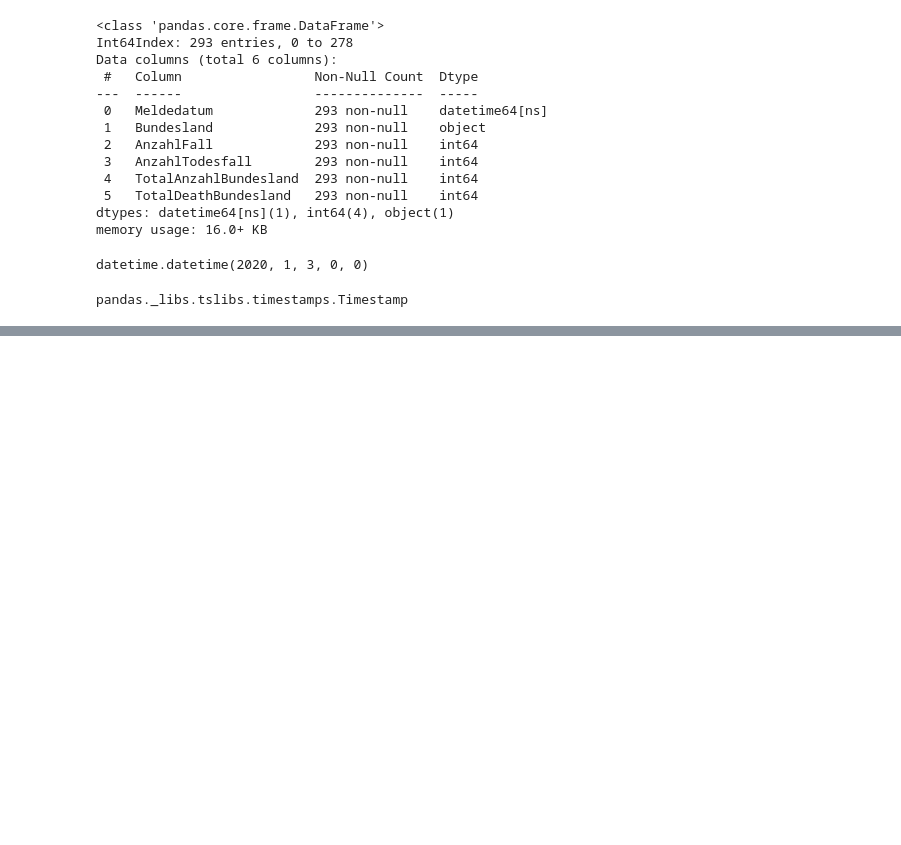
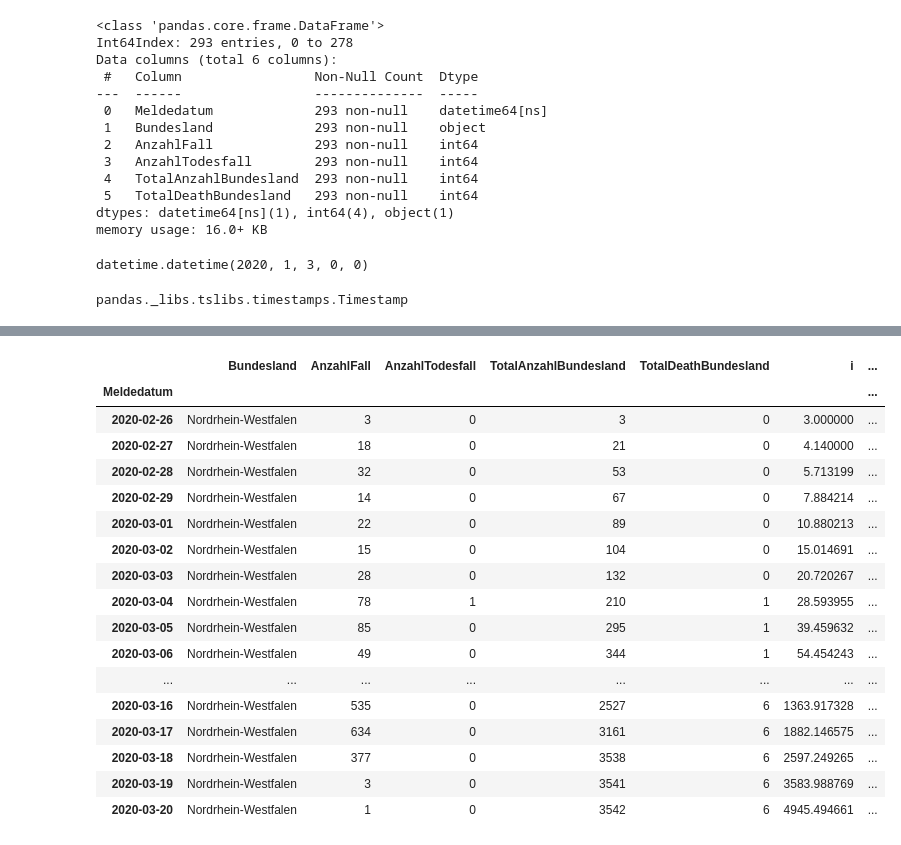
Before and after one commit to JuliaHerbinger/TeamUnicornVsCorona, a Jupyter notebook: SIR_lander.ipynb, the cells around one changed output, grey strips where cells are left out. Saved outputs shown, nothing was run; the diff lists cells and outputs as text; code cells hidden in the pictures; blank space fills up the shorter version.

```diff
--- a/SIR_lander.ipynb
+++ b/SIR_lander.ipynb
@@ -74,0 +97,21 @@ plt.show()
+# %%
+temp_df
+# %% [output]
+|  | Bundesland | AnzahlFall | AnzahlTodesfall | TotalAnzahlBundesland | TotalDeathBundesland | i | ... |
+| Meldedatum |  |  |  |  |  |  | ... |
+| 2020-02-26 | Nordrhein-Westfalen | 3 | 0 | 3 | 0 | 3.000000 | ... |
+| 2020-02-27 | Nordrhein-Westfalen | 18 | 0 | 21 | 0 | 4.140000 | ... |
+| 2020-02-28 | Nordrhein-Westfalen | 32 | 0 | 53 | 0 | 5.713199 | ... |
+| 2020-02-29 | Nordrhein-Westfalen | 14 | 0 | 67 | 0 | 7.884214 | ... |
+| 2020-03-01 | Nordrhein-Westfalen | 22 | 0 | 89 | 0 | 10.880213 | ... |
+| 2020-03-02 | Nordrhein-Westfalen | 15 | 0 | 104 | 0 | 15.014691 | ... |
+| 2020-03-03 | Nordrhein-Westfalen | 28 | 0 | 132 | 0 | 20.720267 | ... |
+| 2020-03-04 | Nordrhein-Westfalen | 78 | 1 | 210 | 1 | 28.593955 | ... |
+| 2020-03-05 | Nordrhein-Westfalen | 85 | 0 | 295 | 1 | 39.459632 | ... |
+| 2020-03-06 | Nordrhein-Westfalen | 49 | 0 | 344 | 1 | 54.454243 | ... |
+| ... | ... | ... | ... | ... | ... | ... | ... |
+| 2020-03-16 | Nordrhein-Westfalen | 535 | 0 | 2527 | 6 | 1363.917328 | ... |
+| 2020-03-17 | Nordrhein-Westfalen | 634 | 0 | 3161 | 6 | 1882.146575 | ... |
+| 2020-03-18 | Nordrhein-Westfalen | 377 | 0 | 3538 | 6 | 2597.249265 | ... |
+| 2020-03-19 | Nordrhein-Westfalen | 3 | 0 | 3541 | 6 | 3583.988769 | ... |
+| 2020-03-20 | Nordrhein-Westfalen | 1 | 0 | 3542 | 6 | 4945.494661 | ... |
```
Also changed, not shown: parts of 4 cells of this notebook.
